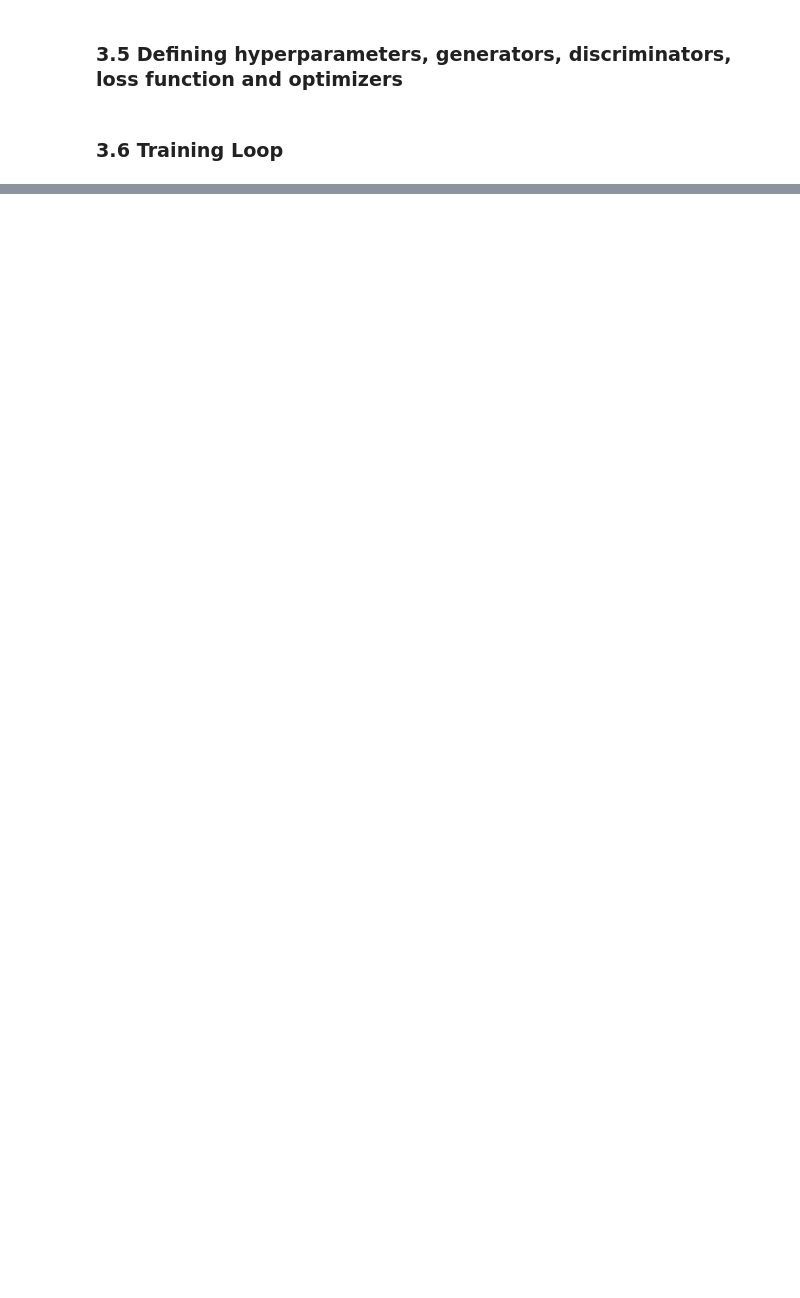
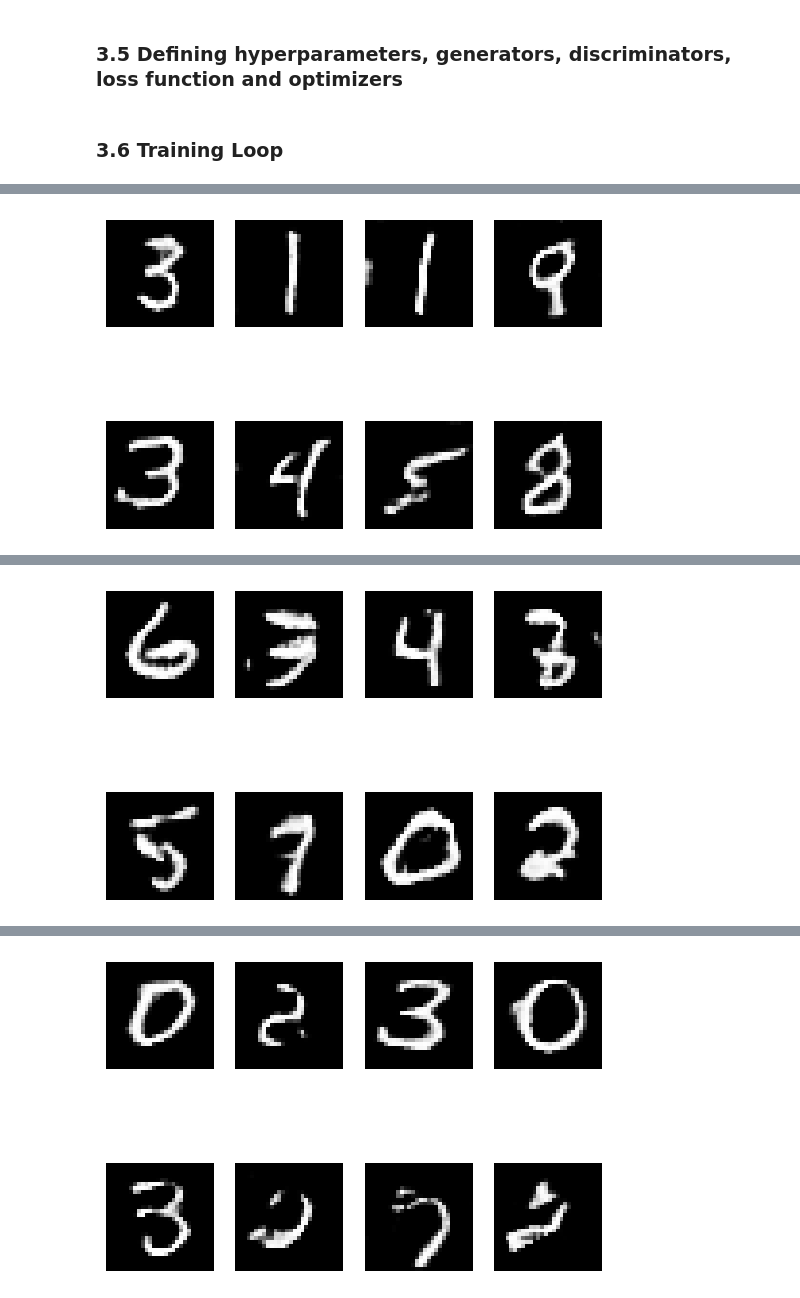
Before and after one commit to aliparsbin/generative-adversarial-networks, a Jupyter notebook: generative_adversarial_networks.ipynb, the cells around one changed output, grey strips where cells are left out. Drawn from its saved outputs; the diff is of its cells as text; code cells hidden in the pictures; blank space fills up the shorter version.

```diff
--- a/generative_adversarial_networks.ipynb
+++ b/generative_adversarial_networks.ipynb
@@ -734,3 +707,16 @@ loss_fn = nn.BCELoss()
 
 optimizer_g = torch.optim.Adam(params=generator.parameters(), lr=0.0003)
 optimizer_d = torch.optim.Adam(params=discriminator.parameters(), lr=0.0002)
+# %%
+def one_hot_encoder(data, data_size, batch_size, device):
+    encoded_data = torch.zeros(size=(batch_size, data_size, 1, 1), device=device)
+    ones_idxs = [data[i] for i in range(batch_size)]
+    for i in range(batch_size):
+        encoded_data[i,ones_idxs[i]] = 1
+    return encoded_data
+# %%
+def random_labels(data_size, batch_size, device):
+    sample_labels = torch.zeros((batch_size, data_size, 1, 1), device=device)
+    for i in range(batch_size):
+        sample_labels[i,torch.randint(0, 10, size=(1,))] = 1
+    return sample_labels
@@ -738,0 +798,38 @@ optimizer_d = torch.optim.Adam(params=discriminator.parameters(), lr=0.0002)
+# %%
+epochs = 20
+batch_size = 32
+mode_noise = 'uniform'
+noise_size = 100
+label_size = 10
+
+loss_d_all = []
+loss_g_all = []
+
+for epoch in range(epochs):
+    print(f"\n Epoch: {epoch+1}")
+    loss_d, loss_g = train(data_loader,
+                           generator,
+                           discriminator,
+                           loss_fn,
+                           optimizer_d,
+                           optimizer_g,
+                           batch_size,
+                           noise_size,
+                           mode_noise,
+                           device)
+    loss_d_all.append(loss_d)
+    loss_g_all.append(loss_g)
+
+    if (epoch+1)% 5 == 0:
+        generator.eval()
+        with torch.inference_mode():
+            z = create_noise(batch_size,
+                             noise_size,
+                             mode_noise,
+                             device).unsqueeze(dim=2).unsqueeze(dim=3)
+
+            labels_random = random_labels(data_size=10, batch_size=batch_size, device=device)
+
+            image_generated = generator(z, labels_random)
+            show_images(image_generated.cpu())
+# %% [output]
@@ -738,0 +853 @@ optimizer_d = torch.optim.Adam(params=discriminator.parameters(), lr=0.0002)
+[figure, added]
@@ -738,0 +871 @@ optimizer_d = torch.optim.Adam(params=discriminator.parameters(), lr=0.0002)
+[figure, added]
@@ -738,0 +889 @@ optimizer_d = torch.optim.Adam(params=discriminator.parameters(), lr=0.0002)
+[figure, added]
```
Also changed, not shown: parts of 9 cells of this notebook.
